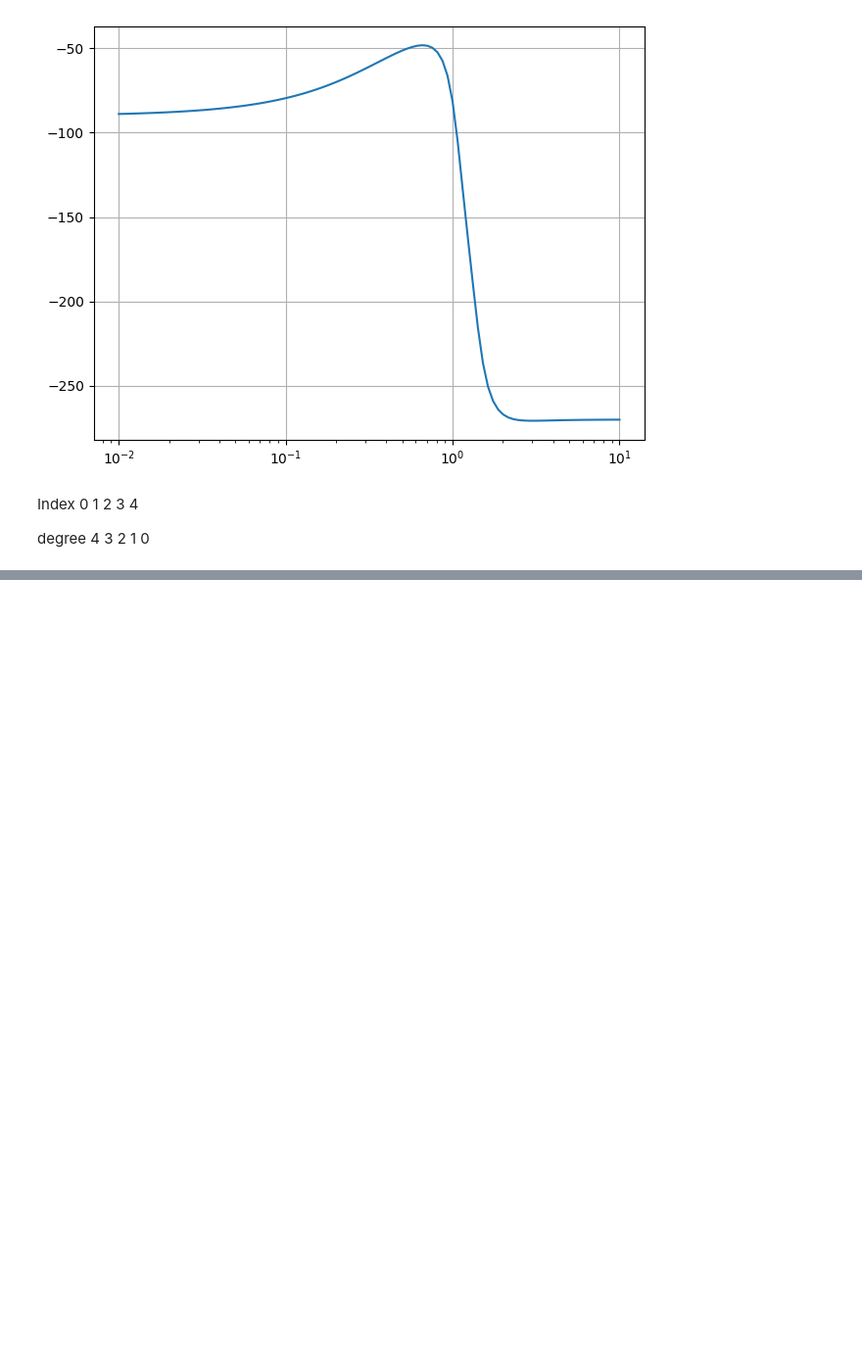
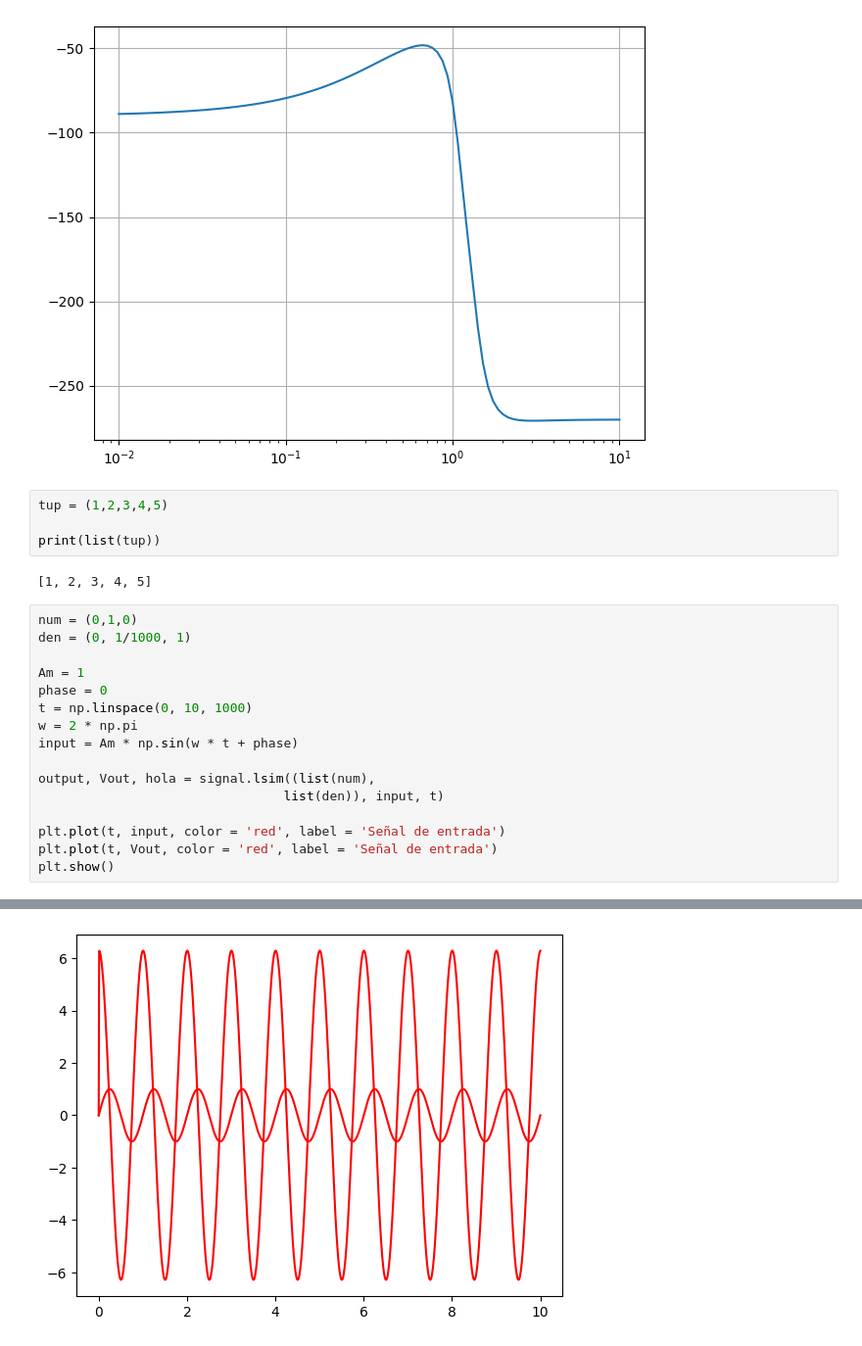
Before and after one commit to omsmarian/Tp_electro, a Jupyter notebook: bode.ipynb, the cells around one changed output, grey strips where cells are left out. Shown at 98% size. Drawn from its saved outputs; the diff is of its cells as text; blank space fills up the shorter version.

```diff
--- a/bode.ipynb
+++ b/bode.ipynb
@@ -141,7 +150,26 @@ plot_bode(w, phi)
 (2.5, 0, 1.0, 4.2, 0, 7.0, 0)
 [figure]
 [figure]
-# %% [markdown]
-Index       0   1   2   3   4
-
-degree      4   3   2   1   0
+# %%
+tup = (1,2,3,4,5)
+
+print(list(tup))
+# %% [output]
+[1, 2, 3, 4, 5]
+# %%
+num = (0,1,0)
+den = (0, 1/1000, 1)
+
+Am = 1
+phase = 0
+t = np.linspace(0, 10, 1000)
+w = 2 * np.pi
+input = Am * np.sin(w * t + phase)
+
+output, Vout, hola = signal.lsim((list(num),
+                                list(den)), input, t)
+
+plt.plot(t, input, color = 'red', label = 'Señal de entrada')
+plt.plot(t, Vout, color = 'red', label = 'Señal de entrada')
+plt.show()
+# %% [output]
@@ -147,0 +178 @@ degree      4   3   2   1   0
+[figure, added]
```
Also changed, not shown: parts of 3 cells of this notebook, 4 other files.
